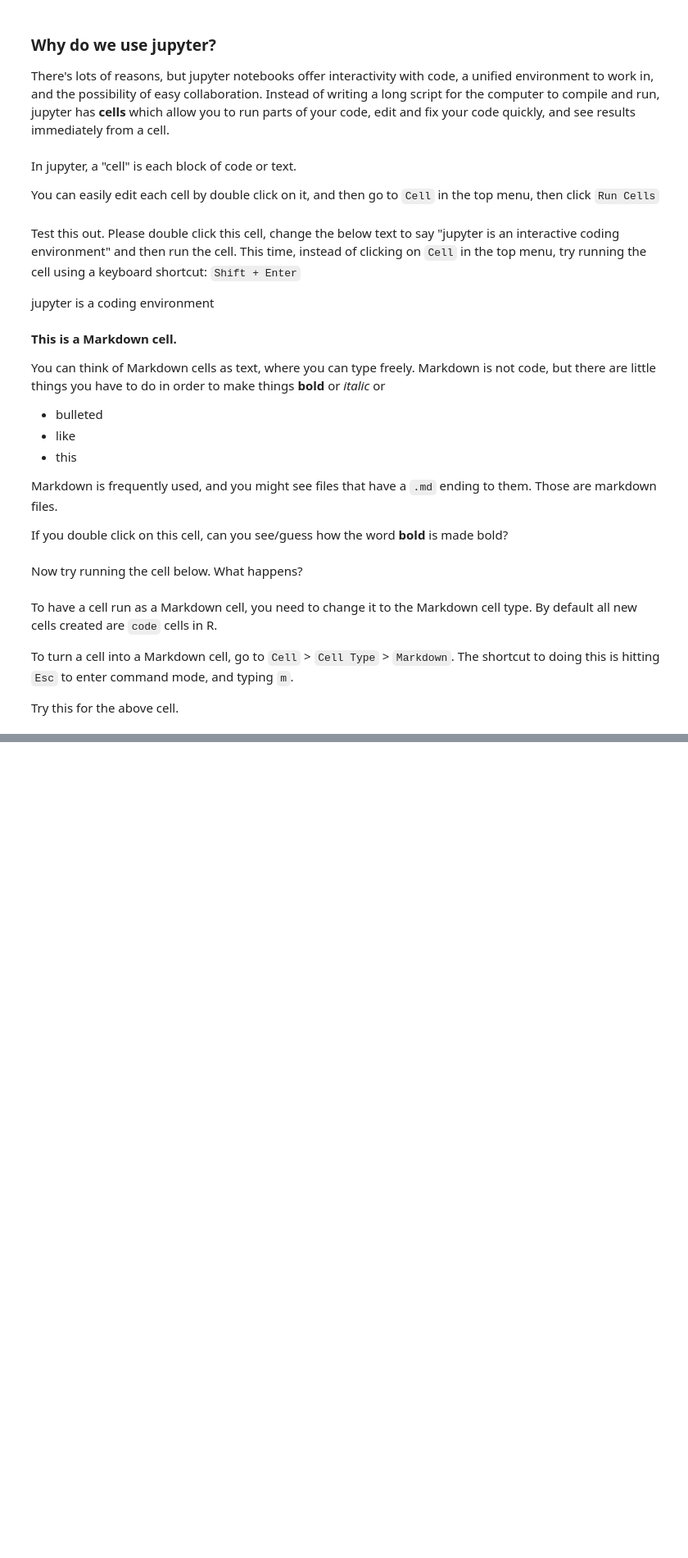
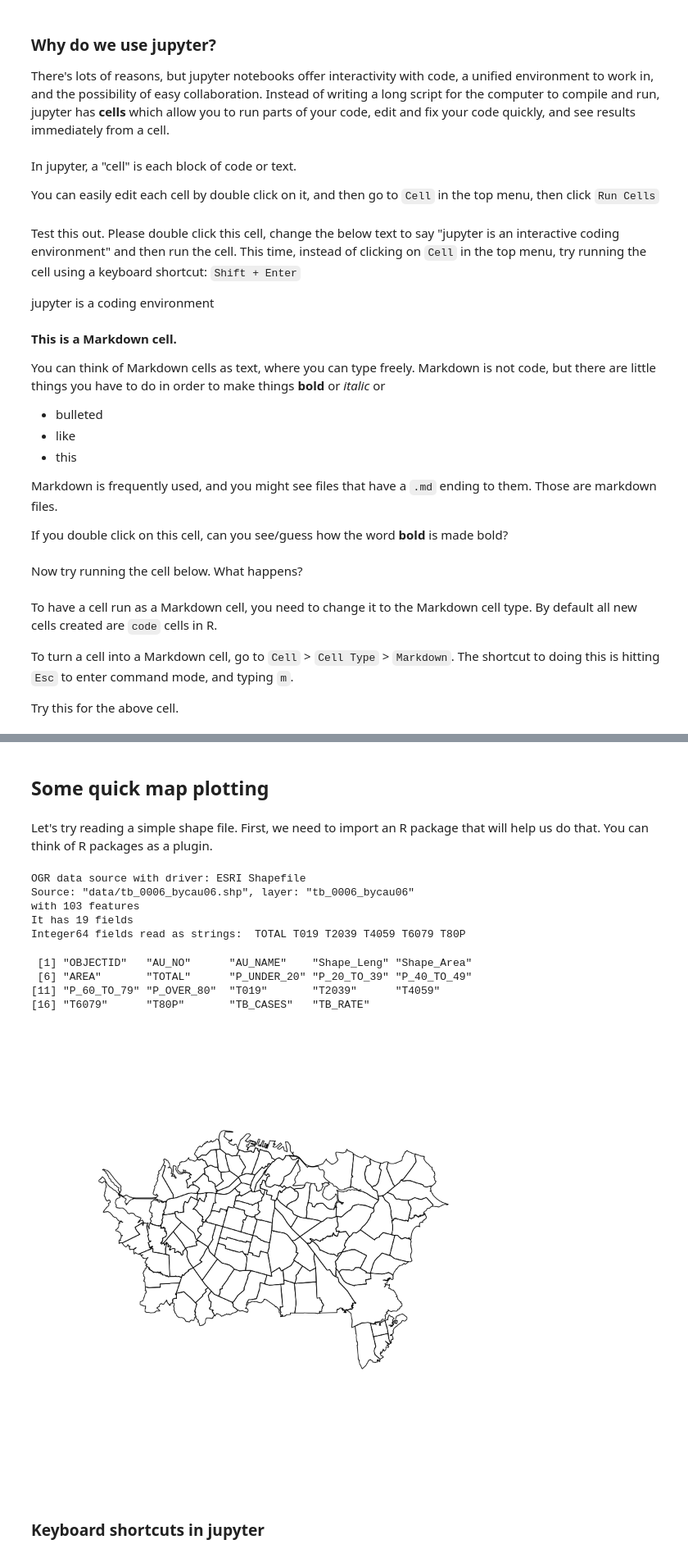
Before and after one commit to xrwang/geog187-notebooks, a Jupyter notebook: lab0-intro.ipynb, the cells around one changed output, grey strips where cells are left out. Shown: that part at 82% size. Drawn from its saved outputs; the diff is of its cells as text; code cells hidden in the pictures; blank space fills up the shorter version.

```diff
--- a/lab0-intro.ipynb
+++ b/lab0-intro.ipynb
@@ -62,0 +71,4 @@ a + b
+# %% [markdown]
+## Some quick map plotting
+# %% [markdown]
+Let's try reading a simple shape file. First, we need to import an R package that will help us do that. You can think of R packages as a plugin.
@@ -62,0 +77,23 @@ a + b
+# %%
+auckland <- readOGR("data/tb_0006_bycau06.shp")
+# %% [output]
+OGR data source with driver: ESRI Shapefile
+Source: "data/tb_0006_bycau06.shp", layer: "tb_0006_bycau06"
+with 103 features
+It has 19 fields
+Integer64 fields read as strings:  TOTAL T019 T2039 T4059 T6079 T80P
+# %%
+# The names function gives us the
+names(auckland)
+# %% [output]
+ [1] "OBJECTID"   "AU_NO"      "AU_NAME"    "Shape_Leng" "Shape_Area"
+ [6] "AREA"       "TOTAL"      "P_UNDER_20" "P_20_TO_39" "P_40_TO_49"
+[11] "P_60_TO_79" "P_OVER_80"  "T019"       "T2039"      "T4059"
+[16] "T6079"      "T80P"       "TB_CASES"   "TB_RATE"
+# %%
+# We can use the plot function to plot the data
+plot(auckland['AU_NAME'])
+# %% [output]
+[figure, added]
+# %% [markdown]
+### Keyboard shortcuts in jupyter
```
Also changed, not shown: parts of 8 cells of this notebook.
